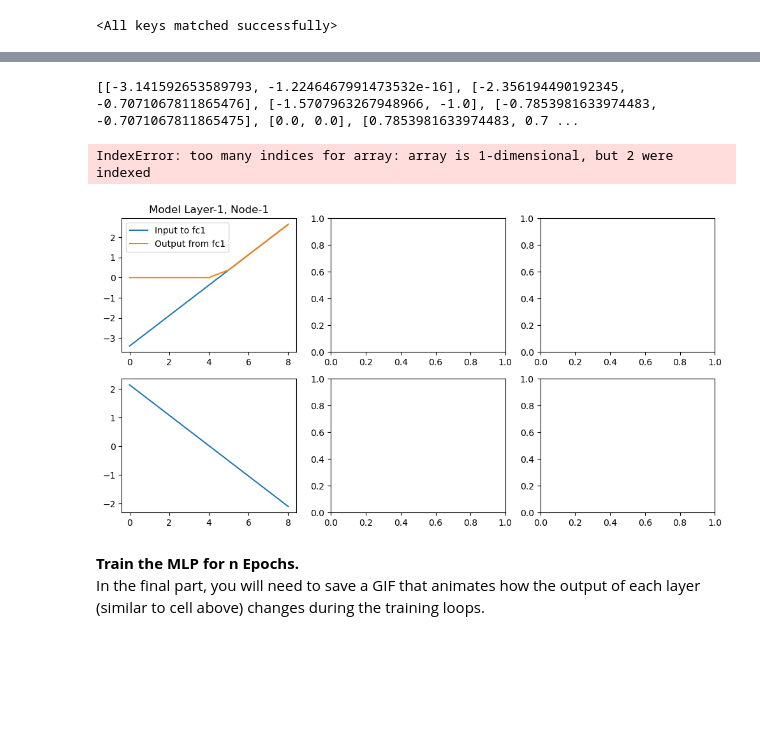
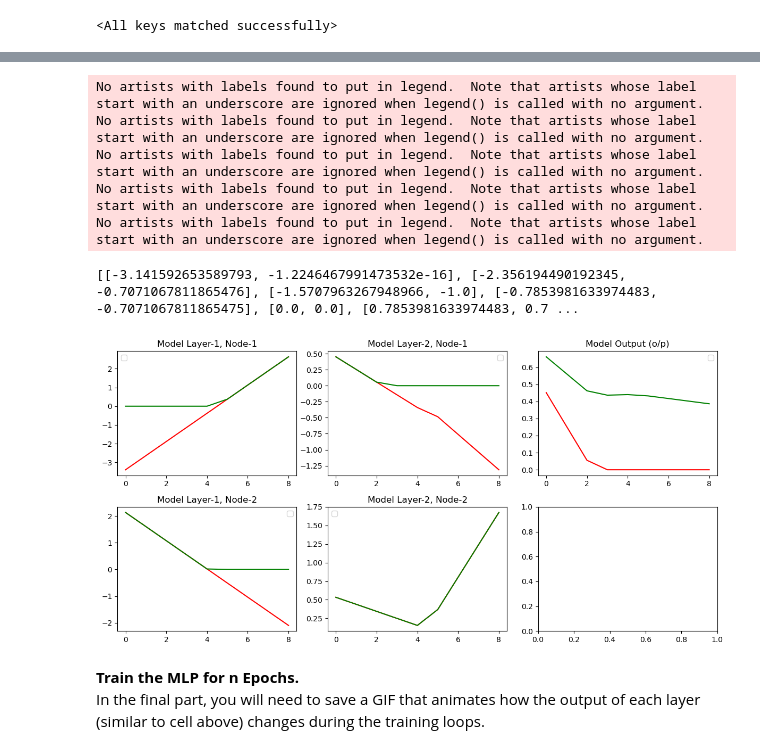
Before and after one commit to MrYellowSock/CE_MACHINE_LEARNING, a Jupyter notebook: Lab4/Lab4-2_MLP.ipynb, the cells around one changed output, grey strips where cells are left out. Cells and saved outputs as stored; diff of their text form; code cells hidden in the pictures; blank space fills up the shorter version.

```diff
--- a/Lab4/Lab4-2_MLP.ipynb
+++ b/Lab4/Lab4-2_MLP.ipynb
@@ -150,51 +150,59 @@ outputs.append({
     'in_fc2':in_fc2.detach().numpy(),
     'fc2_x':fc2_x.detach().numpy(),
     'out':out.detach().numpy()
 })
 
-def plotlayers(frame):
-    # สร้าง subplot ของกราฟ
-    fig, axs = plt.subplots(2, 3, figsize=(12, 6))
+def plotlayers(frame, fig, axs):
+    lines = []
+
     # แสดงกราฟ Model Layer-1, Node-1
-    #print( output_dict['in_fc1'][0][:,0],output_dict['fc1_x'][0][:,0] )
-    axs[0, 0].plot(frame['in_fc1'][:,0], label='Input to fc1')
-    axs[0, 0].plot(frame['fc1_x'][:,0],  label='Output from fc1')
+    lines.append(axs[0, 0].plot(frame['in_fc1'][:,0],  color='red'))
+    lines.append(axs[0, 0].plot(frame['fc1_x'][:,0],   color="green"))
     axs[0, 0].set_title('Model Layer-1, Node-1')
     axs[0, 0].legend()
 
     # แสดงกราฟ Model Layer-1, Node-2
-    axs[1, 0].plot(frame['in_fc1'][:,1], label='Input to fc1')
-    axs[1, 0].plot(frame['fc1_x'][:,1],  label='Output from fc1')
+    lines.append(axs[1, 0].plot(frame['in_fc1'][:,1],  color='red'))
+    lines.append(axs[1, 0].plot(frame['fc1_x'][:,1],   color="green"))
     axs[1, 0].set_title('Model Layer-1, Node-2')
     axs[1, 0].legend()
 
     # แสดงกราฟ Model Layer-2, Node-1
-    axs[0, 1].plot(frame['in_fc2'][:,0], label='Input to fc2')
-    axs[0, 1].plot(frame['fc2_x'][:,0],  label='Output from fc2')
+    lines.append(axs[0, 1].plot(frame['in_fc2'][:,0],  color='red'))
+    lines.append(axs[0, 1].plot(frame['fc2_x'][:,0],   color="green"))
     axs[0, 1].set_title('Model Layer-2, Node-1')
     axs[0, 1].legend()
 
     # แสดงกราฟ Model Layer-2, Node-2
-    axs[1, 1].plot(frame['in_fc2'][:,1], label='Input to fc2')
-    axs[1, 1].plot(frame['fc2_x'][:,1],  label='Output from fc2')
+    lines.append(axs[1, 1].plot(frame['in_fc2'][:,1],  color='red'))
+    lines.append(axs[1, 1].plot(frame['fc2_x'][:,1],   color="green"))
     axs[1, 1].set_title('Model Layer-2, Node-2')
     axs[1, 1].legend()
 
     # แสดงกราฟ Model Output (o/p)
-    axs[0, 2].plot(frame['fc2_x'][:,0],  label='Input to Output')
-    axs[0, 2].plot(frame['out'][:,0],   label='Output')
+    lines.append(axs[0, 2].plot(frame['fc2_x'][:,0],   color='red'))
+    lines.append(axs[0, 2].plot(frame['out'][:,0],    color="green"))
     axs[0, 2].set_title('Model Output (o/p)')
     axs[0, 2].legend()
 
-plotlayers(outputs[0])
+    # Flatten the list of lists into a single list of Line2D objects
+    lines = [item for sublist in lines for item in sublist]
+    return lines
+
+fig, axs = plt.subplots(2, 3, figsize=(12, 6))
+plotlayers(outputs[0],fig,axs)
 # แสดง subplot
 plt.tight_layout()
 plt.show()
 ### END CODE HERE ###
 # %% [output]
-[[-3.141592653589793, -1.2246467991473532e-16], [-2.356194490192345, -0.7071067811865476], [-1.5707963267948966, -1.0], [-0.7853981633974483, -0.7071067811865475], [0.0, 0.0], [0.7853981633974483, 0.7 ...
+No artists with labels found to put in legend.  Note that artists whose label start with an underscore are ignored when legend() is called with no argument.
+No artists with labels found to put in legend.  Note that artists whose label start with an underscore are ignored when legend() is called with no argument.
+No artists with labels found to put in legend.  Note that artists whose label start with an underscore are ignored when legend() is called with no argument.
+No artists with labels found to put in legend.  Note that artists whose label start with an underscore are ignored when legend() is called with no argument.
+No artists with labels found to put in legend.  Note that artists whose label start with an underscore are ignored when legend() is called with no argument.
-IndexError: too many indices for array: array is 1-dimensional, but 2 were indexed
+[[-3.141592653589793, -1.2246467991473532e-16], [-2.356194490192345, -0.7071067811865476], [-1.5707963267948966, -1.0], [-0.7853981633974483, -0.7071067811865475], [0.0, 0.0], [0.7853981633974483, 0.7 ...
-[figure, old version]
+[figure, new version]
 # %% [markdown]
 **Train the MLP for n Epochs.**<br>
 In the final part, you will need to save a GIF that animates how the output of each layer (similar to cell above) changes during the training loops.
```
Also changed, not shown: parts of 2 cells of this notebook.
